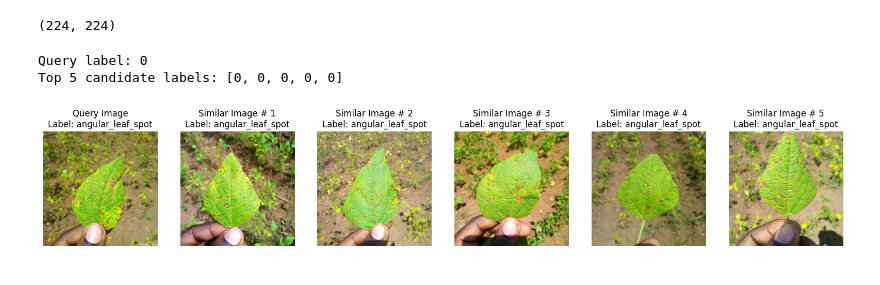
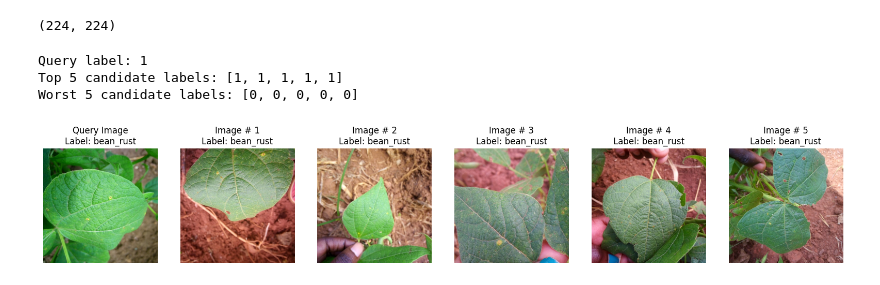
Before and after one commit to uyunho99/logo_similarity, a Jupyter notebook: baseline.ipynb, the cells around one changed output. Cells and saved outputs as stored; diff of their text form; code cells hidden in the pictures.

```diff
--- a/baseline.ipynb
+++ b/baseline.ipynb
@@ -211,22 +211,27 @@ def fetch_similar(image, top_k=5):
     similarity_mapping_sorted = dict(
         sorted(similarity_mapping.items(), key=lambda x: x[1], reverse=True)
     )
-    id_entries = list(similarity_mapping_sorted.keys())[:top_k]
+    id_for_entries = list(similarity_mapping_sorted.keys())[:top_k]
+    id_back_entries = list(similarity_mapping_sorted.keys())[-top_k:]
 
-    ids = list(map(lambda x: int(x.split("_")[0]), id_entries))
-    labels = list(map(lambda x: int(x.split("_")[-1]), id_entries))
-    return ids, labels
+    ids_for = list(map(lambda x: int(x.split("_")[0]), id_for_entries))
+    labels_for = list(map(lambda x: int(x.split("_")[-1]), id_for_entries))
+    ids_back = list(map(lambda x: int(x.split("_")[0]), id_back_entries))
+    labels_back = list(map(lambda x: int(x.split("_")[-1]), id_back_entries))
+    return ids_for, labels_for, ids_back, labels_back
 # %%
 test_idx = np.random.choice(len(dataset["test"])) # test set에서 랜덤하게 샘플을 선택
 test_sample = dataset["test"][test_idx]["image"] # 선택된 샘플의 이미지
 test_label = dataset["test"][test_idx]["labels"] # 선택된 샘플의 라벨
 
-sim_ids, sim_labels = fetch_similar(test_sample) # 선택된 샘플과 유사한 샘플을 찾아 id와 label을 반환
+sim_ids, sim_labels, dis_ids, dis_labels = fetch_similar(test_sample) # 선택된 샘플과 유사한 샘플을 찾아 id와 label을 반환
 print(f"Query label: {test_label}")
 print(f"Top 5 candidate labels: {sim_labels}")
+print(f"Worst 5 candidate labels: {dis_labels}")
 # %% [output]
-Query label: 0
-Top 5 candidate labels: [0, 0, 0, 0, 0]
+Query label: 1
+Top 5 candidate labels: [1, 1, 1, 1, 1]
+Worst 5 candidate labels: [0, 0, 0, 0, 0]
 # %%
 label2id, id2label = dict(), dict() # label을 id로 변환하는 딕셔너리
 
@@ -251,21 +256,20 @@ def plot_images(images, labels):
             ax.set_title("Query Image\n" + "Label: {}".format(id2label[label_id]))
         else:
             ax.set_title(
-                "Similar Image # " + str(i) + "\nLabel: {}".format(id2label[label_id])
+                "Image # " + str(i) + "\nLabel: {}".format(id2label[label_id])
             )
         plt.imshow(np.array(image).astype("int"))
         plt.axis("off")
-
-
-images = []
-labels = []
-
-for id, label in zip(sim_ids, sim_labels):
-    images.append(candidate_subset_emb[id]["image"])
-    labels.append(candidate_subset_emb[id]["labels"])
-
-images.insert(0, test_sample)
-labels.insert(0, test_label)
-plot_images(images, labels)
-# %% [output]
-[figure, removed]
+# %%
+s_images = []
+s_labels = []
+
+for id, label in zip(sim_ids, sim_labels):
+    s_images.append(candidate_subset_emb[id]["image"])
+    s_labels.append(candidate_subset_emb[id]["labels"])
+
+s_images.insert(0, test_sample)
+s_labels.insert(0, test_label)
+plot_images(s_images, s_labels)
+# %% [output]
+[figure, added]
```
Also changed, not shown: parts of 2 cells of this notebook.
